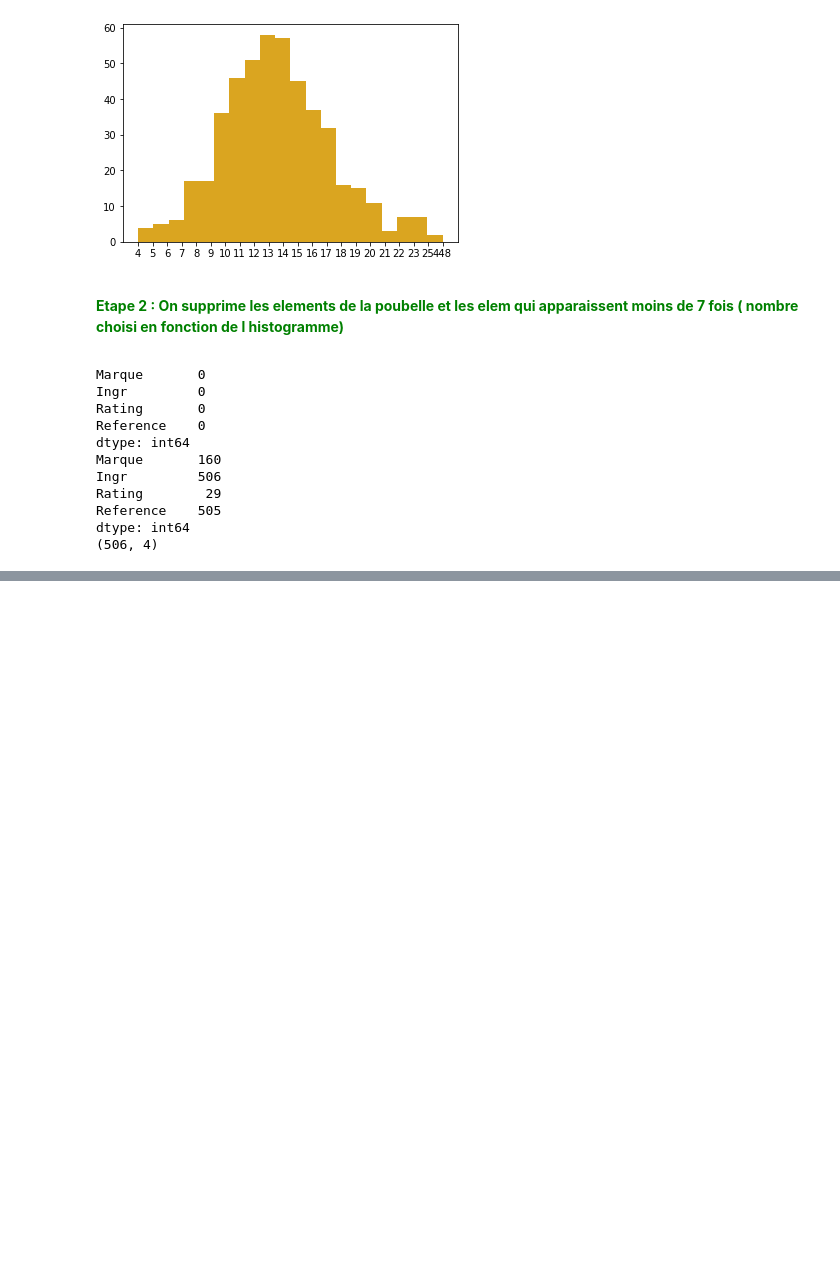
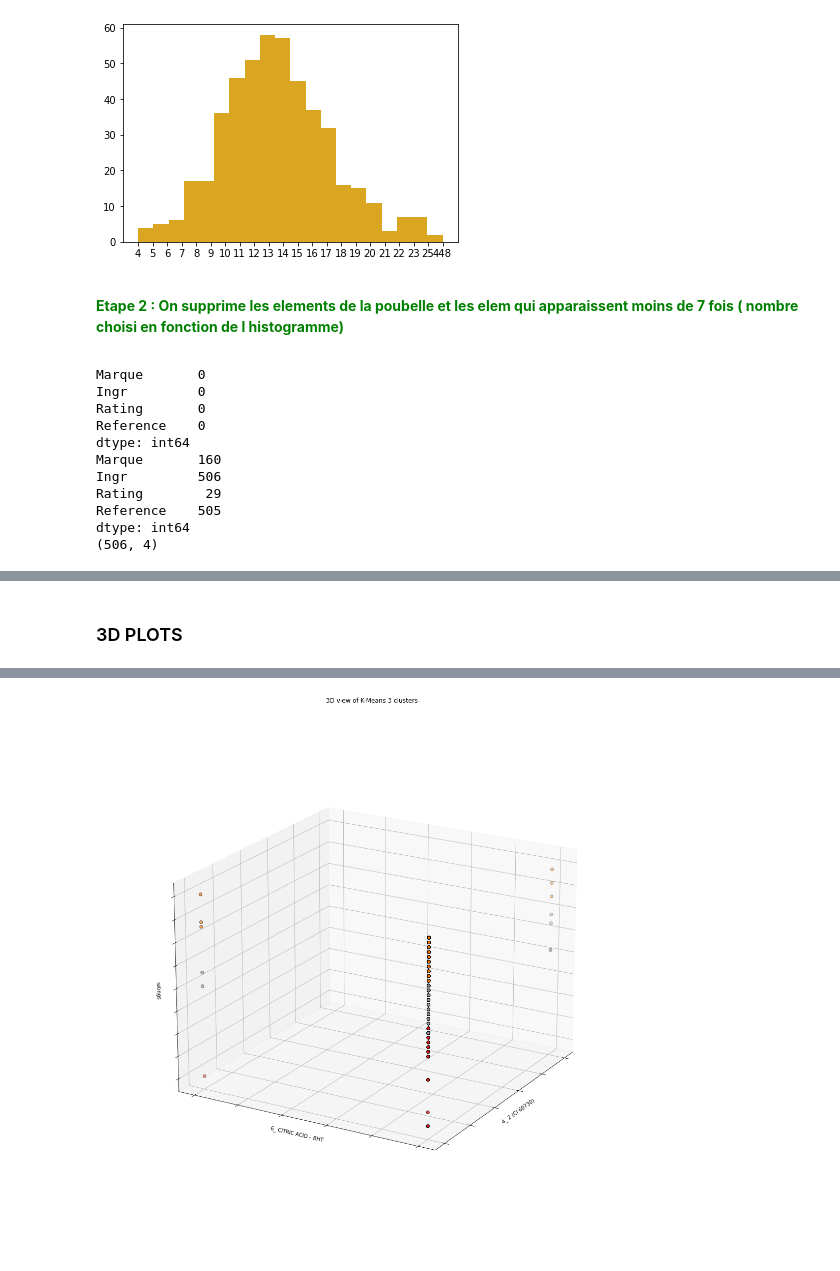
Before and after one commit to Sykzen/FRAGRAI, a Jupyter notebook: FRAGRAI.ipynb, the cells around one changed output, grey strips where cells are left out. Saved outputs shown, nothing was run; the diff lists cells and outputs as text; code cells hidden in the pictures; blank space fills up the shorter version.

```diff
--- a/FRAGRAI.ipynb
+++ b/FRAGRAI.ipynb
@@ -116,0 +328,8 @@ df
+# %%
+#on les affiche dans un dataframe avec leurs sizes
+
+KM_5_clusters = KMeans(n_clusters=3, init='k-means++', random_state= 25).fit(X) # fit k-means
+
+KM5_clustered = X.copy()
+KM5_clustered.loc[:,'Cluster'] = KM_5_clusters.labels_ # rajouter labels aux points
+KM5_clustered
@@ -116,0 +364,24 @@ df
+# %% [markdown]
+### 3D PLOTS
+# %%
+from mpl_toolkits.mplot3d import Axes3D
+
+fig = plt.figure(figsize=(15, 15))
+ax = Axes3D(fig, rect=[0, 0, .99, 1], elev=20, azim=210)
+ax.scatter(KM5_clustered['4_ 2 (CI 60730)'],
+           KM5_clustered['6_ CITRIC ACID – BHT'],
+           KM5_clustered['ratings'],
+           c=KM5_clustered['Cluster'],
+           s=35, edgecolor='k', cmap=plt.cm.Set1)
+
+ax.w_xaxis.set_ticklabels([])
+ax.w_yaxis.set_ticklabels([])
+ax.w_zaxis.set_ticklabels([])
+ax.set_xlabel('4_ 2 (CI 60730)')
+ax.set_ylabel('6_ CITRIC ACID – BHT')
+ax.set_zlabel('ratings')
+ax.set_title('3D view of K-Means 3 clusters')
+ax.dist = 12
+
+plt.show()
+# %% [output]
@@ -116,0 +389 @@ df
+[figure, added]
```
Also changed, not shown: parts of 29 cells of this notebook.
